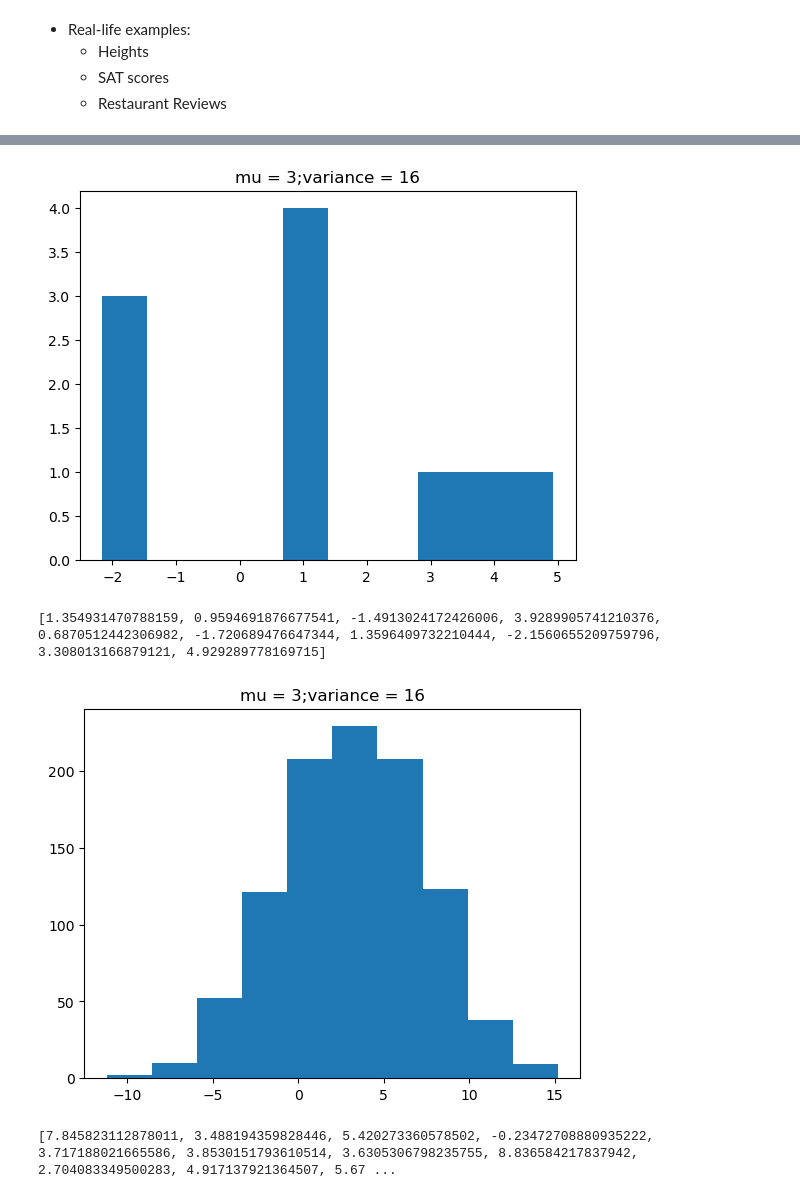
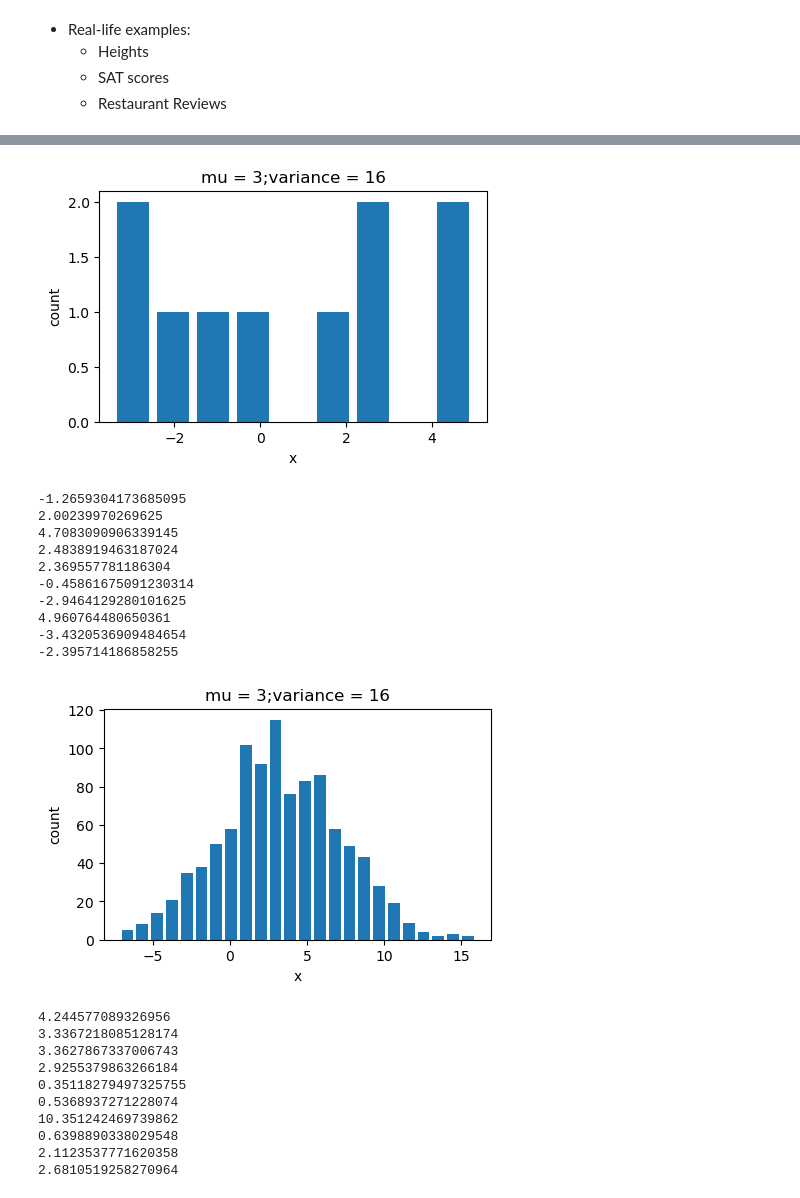
Before and after one commit to kellychin79/random_variate_generation, a Jupyter notebook: random_variate_generation.ipynb, the cells around one changed output, grey strips where cells are left out. Drawn from its saved outputs; the diff is of its cells as text; code cells hidden in the pictures.

Commit message:
added proper labels to charts

```diff
--- a/random_variate_generation.ipynb
+++ b/random_variate_generation.ipynb
@@ -574,3 +638,4 @@ weibull_rv_outputs = draw_weibull_rv(l=weibull_lambda,
 # %%
-print(weibull_rv_outputs)
+for i in range(15):
+    print(weibull_rv_outputs[i])
 # %% [output]
@@ -588,3 +667,4 @@ weibull_rv_outputs = draw_weibull_rv(l=weibull_lambda,
 # %%
-print(weibull_rv_outputs)
+for i in range(15):
+    print(weibull_rv_outputs[i])
 # %% [output]
@@ -602,3 +696,4 @@ weibull_rv_outputs = draw_weibull_rv(l=weibull_lambda,
 # %%
-print(weibull_rv_outputs)
+for i in range(15):
+    print(weibull_rv_outputs[i])
 # %% [output]
@@ -646,6 +741,7 @@ def generate_normal_nv(mu, variance, x):
 def draw_normal_rv(mu, variance, x):
     rv_outputs = generate_normal_nv(mu, variance, x)
 
+    plt.figure(figsize=(5, 3))
     plt.title(label='mu = '+str(mu)+';variance = '+str(variance))
 
     values = []
@@ -654,7 +750,12 @@ def draw_normal_rv(mu, variance, x):
         values.append(i)
         counts.append(rv_outputs.count(i))
 
-    plt.hist(rv_outputs)
+    min_rv = math.floor(min(rv_outputs))
+    max_rv = math.ceil(max(rv_outputs))
+
+    plt.hist(rv_outputs, bins=max_rv-min_rv, rwidth=0.8)
+    plt.xlabel('x')
+    plt.ylabel('count')
 
     return rv_outputs
 # %%
@@ -663,22 +764,46 @@ normal_variance = 16
 # %%
 # small sample size
 normal_size = 10
 
-normal_rv_outputs = draw_normal_rv(mu=normal_mu, variance=normal_variance, x=normal_size)
+normal_rv_outputs = draw_normal_rv(mu=normal_mu,
+                                   variance=normal_variance
+                                   , x=normal_size)
 # %% [output]
-[figure, old version]
+[figure, new version]
 # %%
-print(normal_rv_outputs)
+for i in range(10):
+    print(normal_rv_outputs[i])
 # %% [output]
-[1.354931470788159, 0.9594691876677541, -1.4913024172426006, 3.9289905741210376, 0.6870512442306982, -1.720689476647344, 1.3596409732210444, -2.1560655209759796, 3.308013166879121, 4.929289778169715]
+-1.2659304173685095
+2.00239970269625
+4.7083090906339145
+2.4838919463187024
+2.369557781186304
+-0.45861675091230314
+-2.9464129280101625
+4.960764480650361
+-3.4320536909484654
+-2.395714186858255
 # %%
 # big sample size
 normal_size = 1000
 
-normal_rv_outputs = draw_normal_rv(mu=normal_mu, variance=normal_variance, x=normal_size)
+normal_rv_outputs = draw_normal_rv(mu=normal_mu,
+                                   variance=normal_variance,
+                                   x=normal_size)
 # %% [output]
-[figure, old version]
+[figure, new version]
 # %%
-print(normal_rv_outputs)
+for i in range(10):
+    print(normal_rv_outputs[i])
 # %% [output]
-[7.845823112878011, 3.488194359828446, 5.420273360578502, -0.23472708880935222, 3.717188021665586, 3.8530151793610514, 3.6305306798235755, 8.836584217837942, 2.704083349500283, 4.917137921364507, 5.67 ...
+4.244577089326956
+3.3367218085128174
+3.3627867337006743
+2.9255379863266184
+0.35118279497325755
+0.5368937271228074
+10.351242469739862
+0.6398890338029548
+2.1123537771620358
+2.6810519258270964
```
Also changed, not shown: parts of 48 cells of this notebook, 1 other file.
